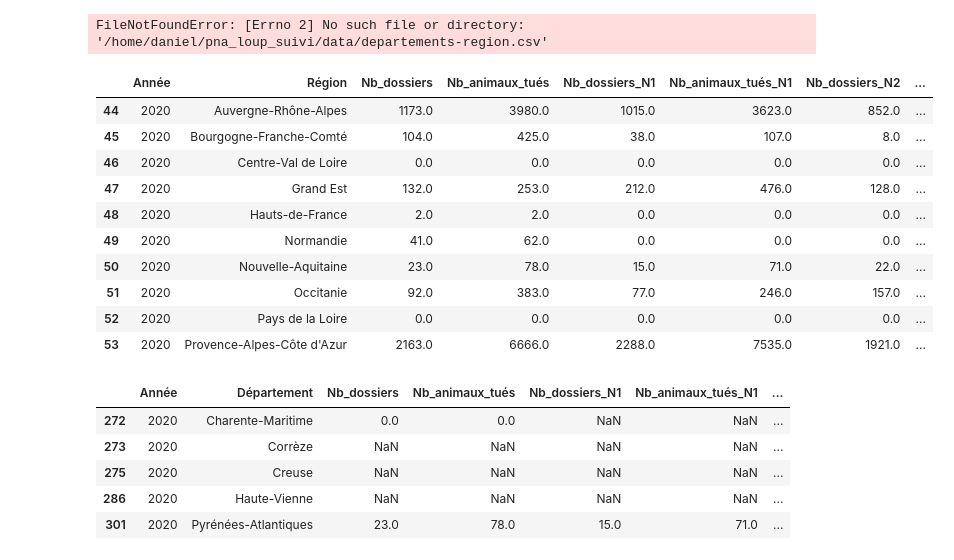
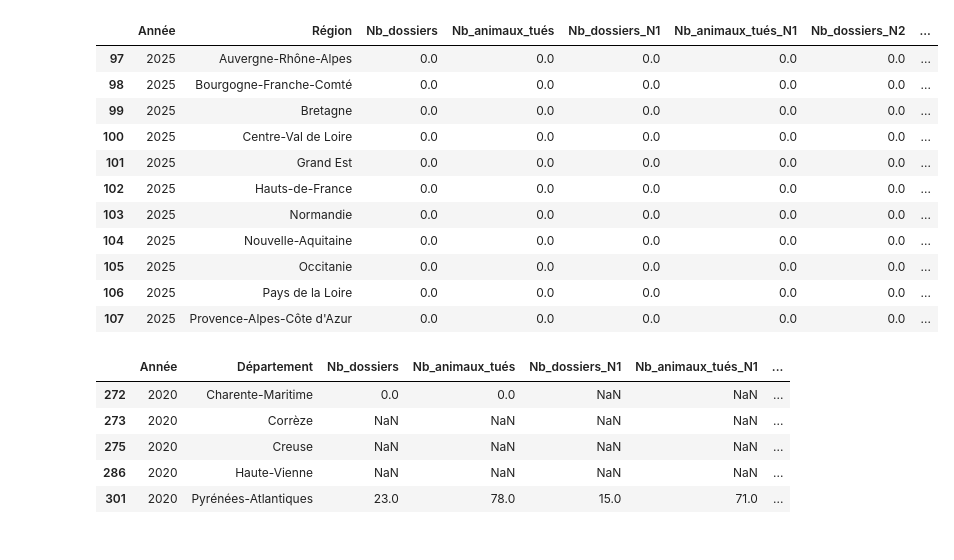
Before and after one commit to dthonon/pna_loup_suivi, a Jupyter notebook: notebook/Analyse_dommages.ipynb, the cells around one changed output. Cells and saved outputs as stored; diff of their text form; code cells hidden in the pictures.

```diff
--- a/notebook/Analyse_dommages.ipynb
+++ b/notebook/Analyse_dommages.ipynb
@@ -11,7 +11,7 @@ import seaborn as sns
 sns.set_theme()
 # %%
 #data_url = "https://raw.githubusercontent.com/dthonon/pna_loup_suivi/main/data/"
-data_url = Path(os.getcwd()).parents[-4] / "data"
+data_url = Path(os.getcwd()).parents[-5] / "data"
 # Lecture des départements
 dept = pd.read_csv(
     data_url / "departements-region.csv",
@@ -29,28 +29,27 @@ dommages = pd.read_csv(data_url / "dommages.csv", sep=";",
 # Ajout des départements et régions
 dommages = pd.merge(dommages, dept, on="Département")
 # dommages.head()
-# %% [output]
-FileNotFoundError: [Errno 2] No such file or directory: '/home/daniel/pna_loup_suivi/data/departements-region.csv'
 # %%
 region_summary = (
     dommages
     .groupby(['Année', 'Région'], as_index=False)[['Nb_dossiers', 'Nb_animaux_tués', "Nb_dossiers_N1", "Nb_animaux_tués_N1", "Nb_dossiers_N2", "Nb_animaux_tués_N2"]]
     .sum()
 )
 region_summary.sort_values(['Année', 'Région'], inplace=True)
-region_summary[region_summary['Année'] == 2020 ]
+region_summary[region_summary['Année'] == 2025 ]
 # %% [output]
 |  | Année | Région | Nb_dossiers | Nb_animaux_tués | Nb_dossiers_N1 | Nb_animaux_tués_N1 | Nb_dossiers_N2 | ... |
-| 44 | 2020 | Auvergne-Rhône-Alpes | 1173.0 | 3980.0 | 1015.0 | 3623.0 | 852.0 | ... |
-| 45 | 2020 | Bourgogne-Franche-Comté | 104.0 | 425.0 | 38.0 | 107.0 | 8.0 | ... |
-| 46 | 2020 | Centre-Val de Loire | 0.0 | 0.0 | 0.0 | 0.0 | 0.0 | ... |
-| 47 | 2020 | Grand Est | 132.0 | 253.0 | 212.0 | 476.0 | 128.0 | ... |
-| 48 | 2020 | Hauts-de-France | 2.0 | 2.0 | 0.0 | 0.0 | 0.0 | ... |
-| 49 | 2020 | Normandie | 41.0 | 62.0 | 0.0 | 0.0 | 0.0 | ... |
-| 50 | 2020 | Nouvelle-Aquitaine | 23.0 | 78.0 | 15.0 | 71.0 | 22.0 | ... |
-| 51 | 2020 | Occitanie | 92.0 | 383.0 | 77.0 | 246.0 | 157.0 | ... |
-| 52 | 2020 | Pays de la Loire | 0.0 | 0.0 | 0.0 | 0.0 | 0.0 | ... |
-| 53 | 2020 | Provence-Alpes-Côte d'Azur | 2163.0 | 6666.0 | 2288.0 | 7535.0 | 1921.0 | ... |
+| 97 | 2025 | Auvergne-Rhône-Alpes | 0.0 | 0.0 | 0.0 | 0.0 | 0.0 | ... |
+| 98 | 2025 | Bourgogne-Franche-Comté | 0.0 | 0.0 | 0.0 | 0.0 | 0.0 | ... |
+| 99 | 2025 | Bretagne | 0.0 | 0.0 | 0.0 | 0.0 | 0.0 | ... |
+| 100 | 2025 | Centre-Val de Loire | 0.0 | 0.0 | 0.0 | 0.0 | 0.0 | ... |
+| 101 | 2025 | Grand Est | 0.0 | 0.0 | 0.0 | 0.0 | 0.0 | ... |
+| 102 | 2025 | Hauts-de-France | 0.0 | 0.0 | 0.0 | 0.0 | 0.0 | ... |
+| 103 | 2025 | Normandie | 0.0 | 0.0 | 0.0 | 0.0 | 0.0 | ... |
+| 104 | 2025 | Nouvelle-Aquitaine | 0.0 | 0.0 | 0.0 | 0.0 | 0.0 | ... |
+| 105 | 2025 | Occitanie | 0.0 | 0.0 | 0.0 | 0.0 | 0.0 | ... |
+| 106 | 2025 | Pays de la Loire | 0.0 | 0.0 | 0.0 | 0.0 | 0.0 | ... |
+| 107 | 2025 | Provence-Alpes-Côte d'Azur | 0.0 | 0.0 | 0.0 | 0.0 | 0.0 | ... |
 # %%
 dommages[(dommages['Année'] == 2020) & (dommages['Région'] == "Nouvelle-Aquitaine")].sort_values("Département")
 # %% [output]
```
Also changed, not shown: 2 other files.
